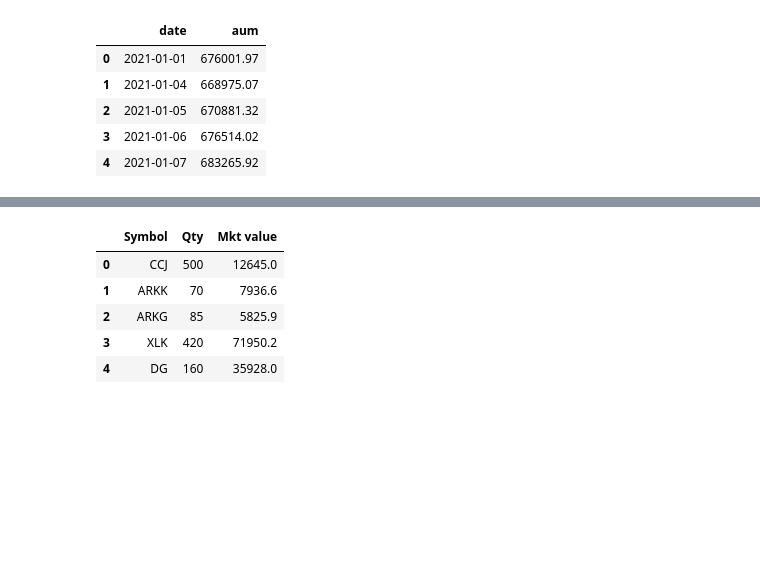
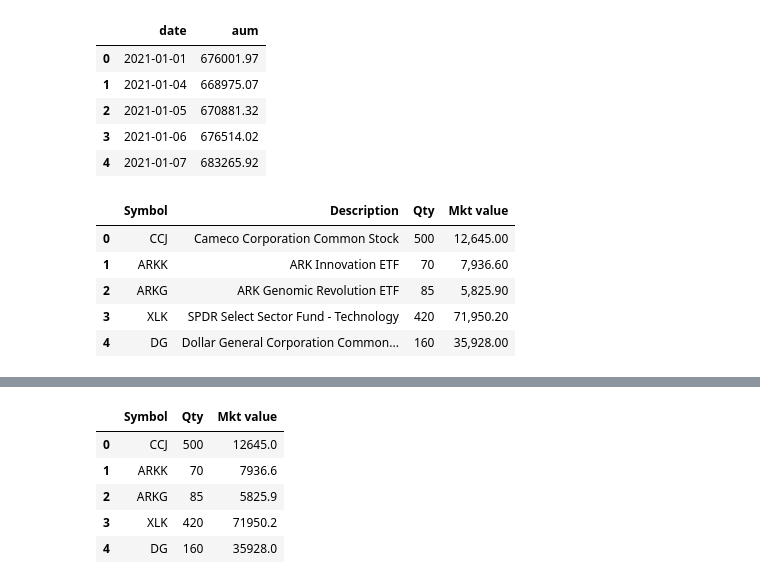
Before and after one commit to webclinic017/shf_portfolio, a Jupyter notebook: shf_portfolio.ipynb, the cells around one changed output, grey strips where cells are left out. Cells and saved outputs as stored; diff of their text form; code cells hidden in the pictures; blank space fills up the shorter version.

```diff
--- a/shf_portfolio.ipynb
+++ b/shf_portfolio.ipynb
@@ -59,5 +71,17 @@ memory usage: 3.7 KB
 | 2 | 2021-01-05 | 670881.32 |
 | 3 | 2021-01-06 | 676514.02 |
 | 4 | 2021-01-07 | 683265.92 |
+# %%
+#Crating summary of positions in the portfolio
+#Front page
+positions = broker_file.iloc[:,[0,1,2,5]]
+positions.head()
+# %% [output]
+|  | Symbol | Description | Qty | Mkt value |
+| 0 | CCJ | Cameco Corporation Common Stock | 500 | 12,645.00 |
+| 1 | ARKK | ARK Innovation ETF | 70 | 7,936.60 |
+| 2 | ARKG | ARK Genomic Revolution ETF | 85 | 5,825.90 |
+| 3 | XLK | SPDR Select Sector Fund - Technology | 420 | 71,950.20 |
+| 4 | DG | Dollar General Corporation Common... | 160 | 35,928.00 |
 # %%
 #cleaning file --getting rid of commas in str and converting to floats instead of objects
```
Also changed, not shown: parts of 24 cells of this notebook.
